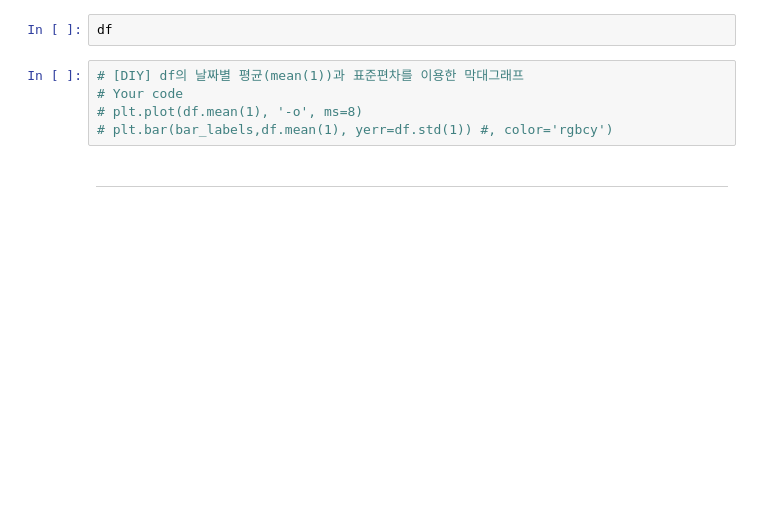
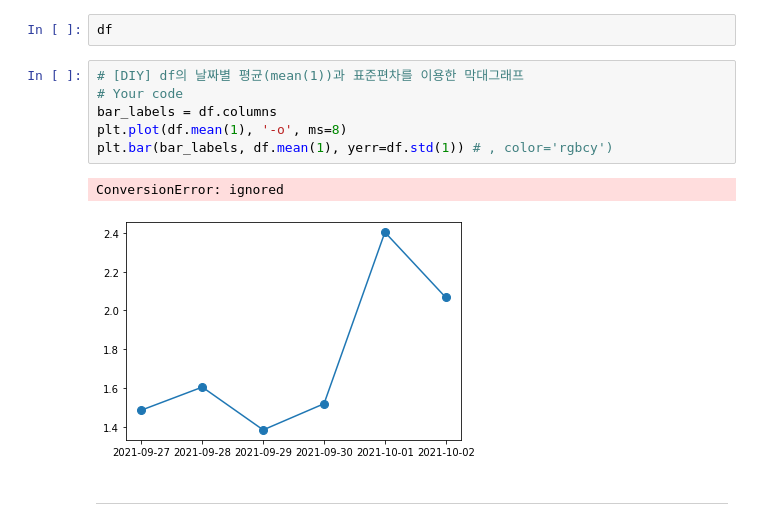
Before and after one commit to pdm03/pdm03, a Jupyter notebook: py-pandas/pandas_3_harnessing_df.ipynb, the cells around one changed output. Drawn from its saved outputs; the diff is of its cells as text; blank space fills up the shorter version.

```diff
--- a/py-pandas/pandas_3_harnessing_df.ipynb
+++ b/py-pandas/pandas_3_harnessing_df.ipynb
@@ -202,7 +335,11 @@ df
 # %%
 # [DIY] df의 날짜별 평균(mean(1))과 표준편차를 이용한 막대그래프
 # Your code
-# plt.plot(df.mean(1), '-o', ms=8)
-# plt.bar(bar_labels,df.mean(1), yerr=df.std(1)) #, color='rgbcy')
+bar_labels = df.columns
+plt.plot(df.mean(1), '-o', ms=8)
+plt.bar(bar_labels, df.mean(1), yerr=df.std(1)) # , color='rgbcy')
+# %% [output]
+ConversionError: ignored
+[figure, added]
 # %% [markdown]
 ---
```
Also changed, not shown: parts of 19 cells of this notebook.
